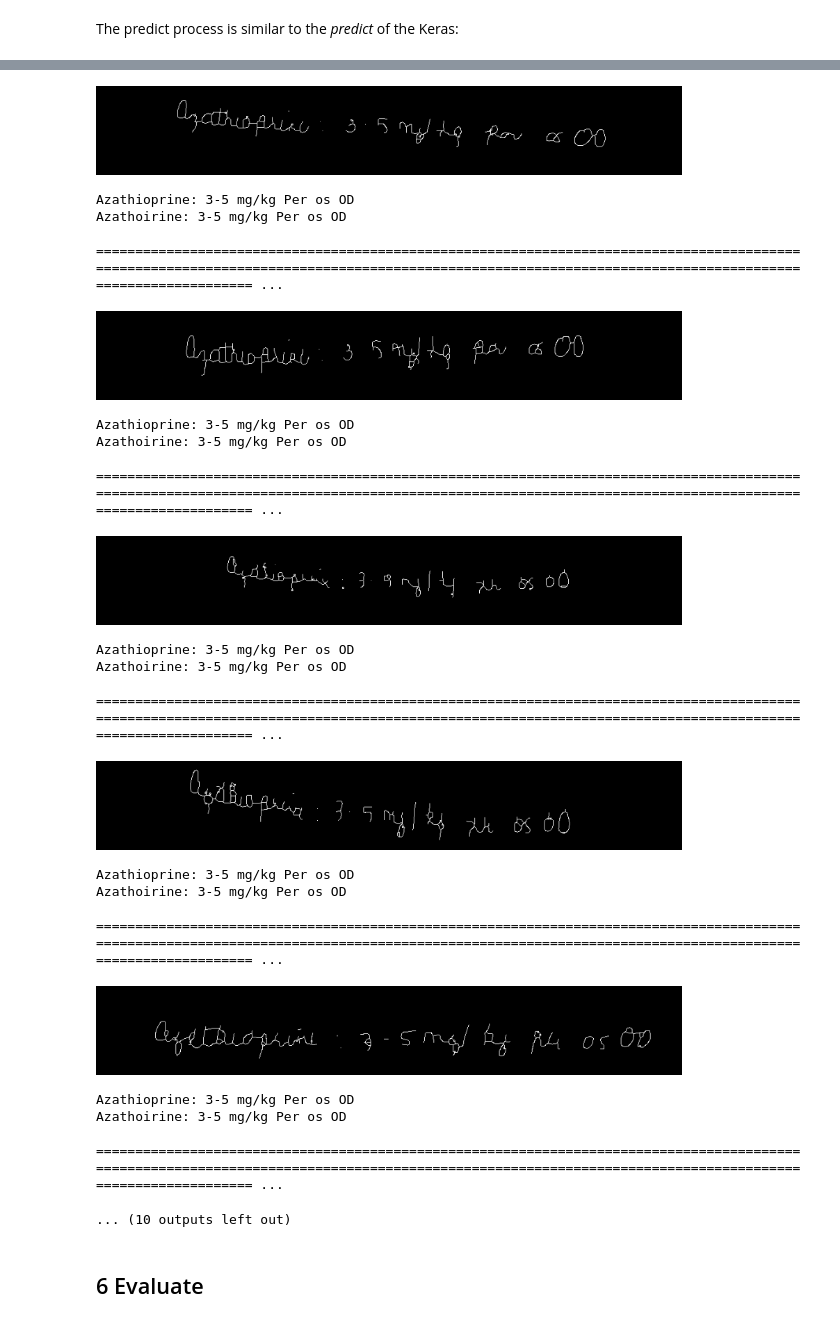
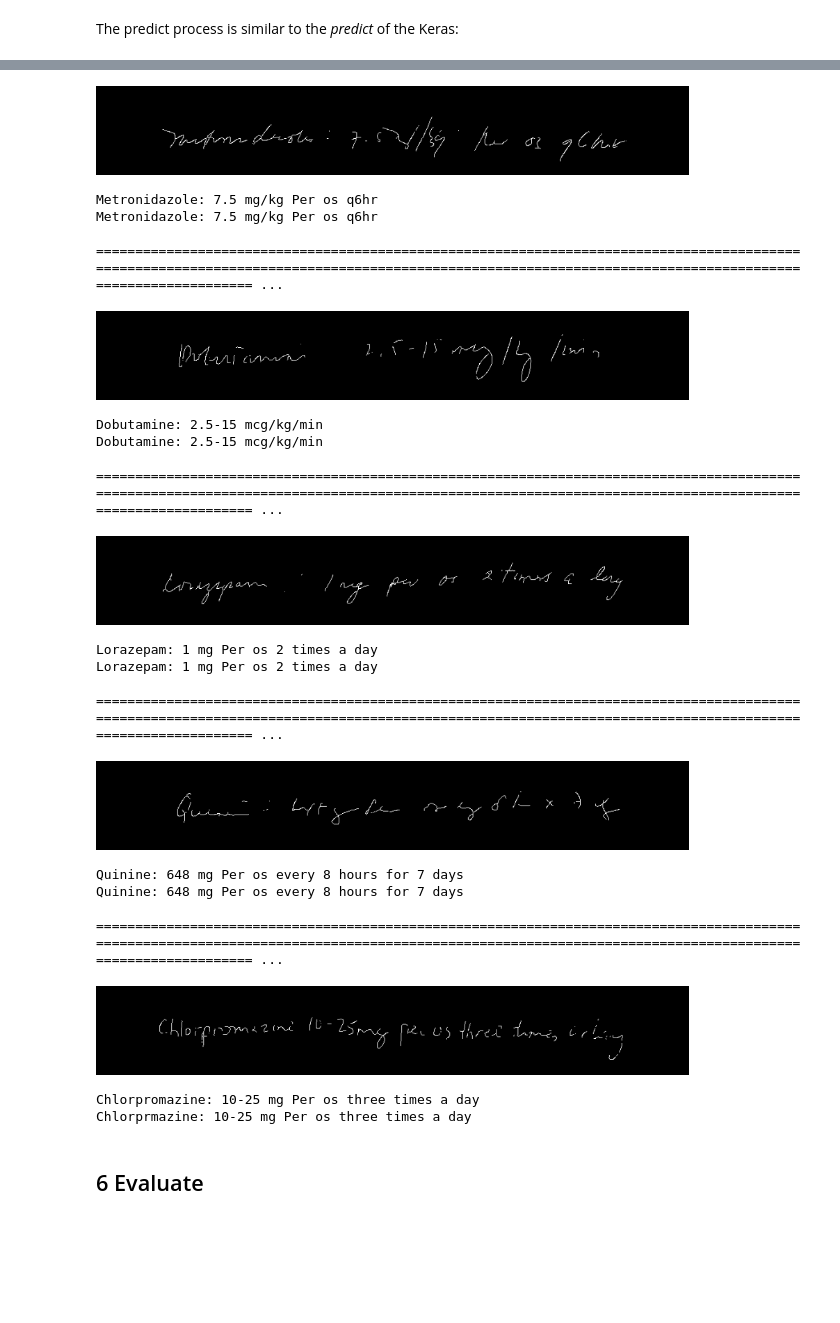
Before and after one commit to camillegaanan/CED-CRNN, a Jupyter notebook: src/tutorial.ipynb, the cells around one changed output, grey strips where cells are left out. Drawn from its saved outputs; the diff is of its cells as text; code cells hidden in the pictures; blank space fills up the shorter version.

```diff
--- a/src/tutorial.ipynb
+++ b/src/tutorial.ipynb
@@ -228,7 +83,7 @@ batch_size = 16
 
 # define paths
 source_path = os.path.join("..", "data", f"{source}.hdf5")
-output_path = os.path.join("..", "output", source, arch, "final split - simpler + dropout=0.1 + 4layers + Adam")
+output_path = os.path.join("..", "output", source, arch, "simpler no noise ced with seed")
 target_path = os.path.join(output_path, "checkpoint_weights.hdf5")
 os.makedirs(output_path, exist_ok=True)
 
@@ -429,7 +270,6 @@ predicts, _ = model.predict(x=dtgen.next_test_batch(),
                             ctc_decode=True,
                             verbose=1)
 
-# decode to string
 predicts = [dtgen.tokenizer.decode(x[0]) for x in predicts]
 ground_truth = [x.decode() for x in dtgen.dataset['test']['gt']]
 
@@ -437,10 +277,10 @@ total_time = datetime.datetime.now() - start_time
 
 # mount predict corpus file
 with open(os.path.join(output_path, "predict.txt"), "w") as lg:
-    for pd, gt in zip(predicts, ground_truth):
+    for pd, gt in zip(predicts, ground_truth,):
         lg.write(f"TE_L {gt}\nTE_P {pd}\n")
 
-for i, item in enumerate(dtgen.dataset['test']['dt'][:10]):
+for i, item in enumerate(dtgen.dataset['test']['dt'][:5]):
     print("=" * 1024, "\n")
     cv2_imshow(pp.adjust_to_see(item))
     print(ground_truth[i])
@@ -453,30 +293,27 @@ CTC Decode
 ======================================================================================================================================================================================================== ...
-[figure, old version]
+[figure, new version]
-Azathioprine: 3-5 mg/kg Per os OD
-Azathoirine: 3-5 mg/kg Per os OD
+Metronidazole: 7.5 mg/kg Per os q6hr
+Metronidazole: 7.5 mg/kg Per os q6hr
 
 ======================================================================================================================================================================================================== ...
-[figure, old version]
+[figure, new version]
-Azathioprine: 3-5 mg/kg Per os OD
-Azathoirine: 3-5 mg/kg Per os OD
+Dobutamine: 2.5-15 mcg/kg/min
+Dobutamine: 2.5-15 mcg/kg/min
 
 ======================================================================================================================================================================================================== ...
-[figure, old version]
+[figure, new version]
-Azathioprine: 3-5 mg/kg Per os OD
-Azathoirine: 3-5 mg/kg Per os OD
+Lorazepam: 1 mg Per os 2 times a day
+Lorazepam: 1 mg Per os 2 times a day
 
 ======================================================================================================================================================================================================== ...
-[figure, old version]
+[figure, new version]
-Azathioprine: 3-5 mg/kg Per os OD
-Azathoirine: 3-5 mg/kg Per os OD
+Quinine: 648 mg Per os every 8 hours for 7 days
+Quinine: 648 mg Per os every 8 hours for 7 days
 
 ======================================================================================================================================================================================================== ...
-[figure, old version]
+[figure, new version]
-Azathioprine: 3-5 mg/kg Per os OD
-Azathoirine: 3-5 mg/kg Per os OD
-
-======================================================================================================================================================================================================== ...
+Chlorpromazine: 10-25 mg Per os three times a day
+Chlorprmazine: 10-25 mg Per os three times a day
-... (10 outputs left out)
 # %% [markdown]
 ## 6 Evaluate
 # %% [markdown]
```
Also changed, not shown: parts of 22 cells of this notebook, 10 other files.
